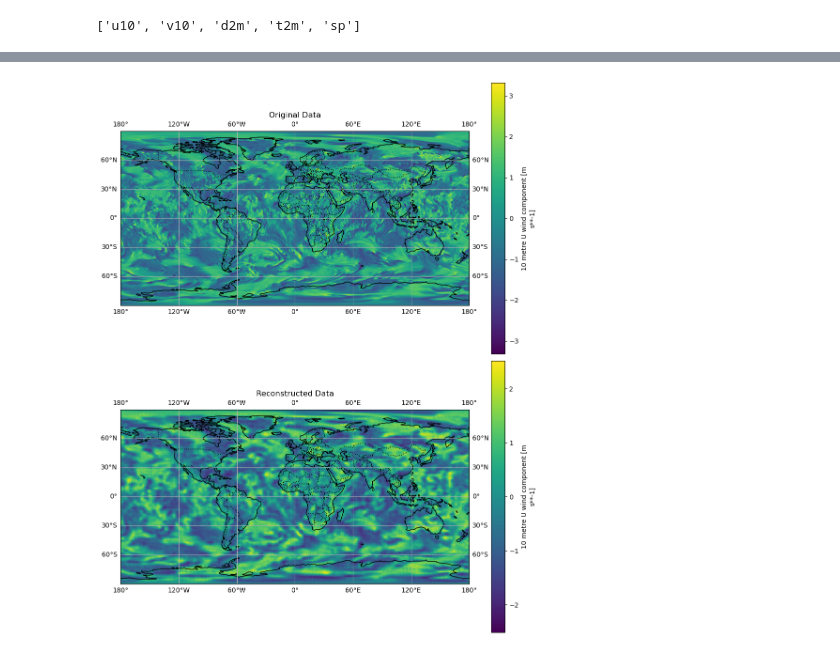
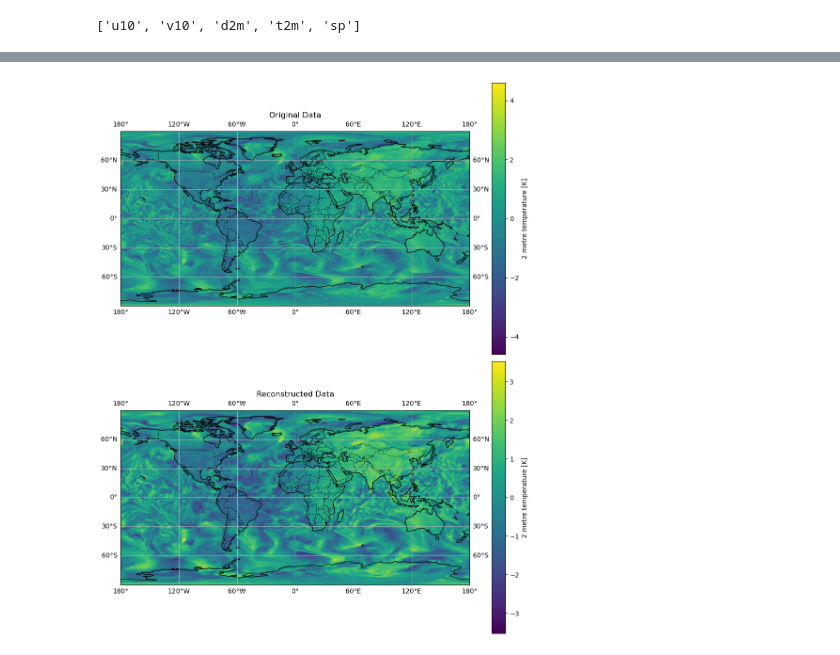
Before and after one commit to MetOffice/ai_data_readiness, a Jupyter notebook: examples/ERA5/ERA5_Autoencoder.ipynb, the cells around one changed output, grey strips where cells are left out. Saved outputs shown, nothing was run; the diff lists cells and outputs as text; code cells hidden in the pictures.

```diff
--- a/examples/ERA5/ERA5_Autoencoder.ipynb
+++ b/examples/ERA5/ERA5_Autoencoder.ipynb
@@ -170,25 +172,20 @@ Reusing TensorBoard on port 6006 (pid 64621), started 5 days, 0:43:53 ago. (Use
 # %%
 %%time
 
-# Define tensorboard writer
-writer = SummaryWriter()
-
-# Write the config hyperparameters to tensorboard
-for field in config._fields:
-    writer.add_text(field, str(getattr(config, field)))
-
 # Define the loss function and the optimizer
 criterion = nn.MSELoss()  # Mean Squared Error for reconstruction
-optimizer = torch.optim.Adam(model.parameters(), lr=config.learning_rate)
+optimizer = torch.optim.Adam(model.parameters(), lr=config['learning_rate'])
 
-num_epochs = config.num_epochs
+num_epochs = config['num_epochs']
 
 # Training loop
 for epoch in range(num_epochs):
     model.train()
     train_loss = 0.0
-    for data in train_loader:
-        inputs = data[0]
+
+    progress_bar = tqdm(train_loader, desc=f"Epoch {epoch}/{config['num_epochs']-1}", leave=False)
+    for data in progress_bar:
+        inputs = data[0].to(device)
         optimizer.zero_grad()
 
         # Forward pass
@@ -200,18 +197,17 @@ for epoch in range(num_epochs):
         loss.backward()
         optimizer.step()
 
+        progress_bar.set_postfix({'Train Loss': loss.item()})
+
     # Calculate average training loss
     train_loss /= len(train_loader)
-
-    # Write train loss to tensorboard
-    writer.add_scalar("Loss/train", train_loss, epoch)
 
     # Evaluate on the test set
     model.eval()
     test_loss = 0.0
     with torch.no_grad():
         for data in test_loader:
-            inputs = data[0]
+            inputs = data[0].to(device)
             outputs = model(inputs)
             loss = criterion(outputs, inputs)
             test_loss += loss.item()
@@ -220,10 +216,8 @@ for epoch in range(num_epochs):
     test_loss /= len(test_loader)
 
     # Write test loss to tensorboard
-    writer.add_scalar("Loss/test", test_loss, epoch)
 
     print(f"Epoch [{epoch}/{num_epochs-1}], Train Loss: {train_loss:.4f}, Test Loss: {test_loss:.4f}")
 
-writer.close()
 print("Training completed.")
 # %% [output]
@@ -247,39 +237,42 @@ Wall time: 3min 21s
 # %%
+# Run the model on one example
+test_data = next(iter(test_loader))[0].to(device)
+
 # Set the model in evaluation mode and turn off gradient calculations
 model.eval()
 with torch.no_grad():
     # Pass the test data through the model to get the reconstruction
     reconstructed_data = model(test_data)
 
 def data2xarray(dataset, data):
     for i, var in enumerate(dataset.data_vars):
         getattr(dataset, var).values = data[i]
     return dataset
 
 # Create a figure with Cartopy projections for both subplots
 fig, axes = plt.subplots(2, 1, figsize=(10, 12),
                          subplot_kw={'projection': ccrs.PlateCarree()})
 
 # Create the original and reconstructed xarray datasets
-original_data_xr = data2xarray(regridded_dataset.isel(time=0).copy(), test_data[0])
-reconstructed_data_xr = data2xarray(regridded_dataset.isel(time=0).copy(), reconstructed_data[0])
+original_data_xr = data2xarray(cropped_dataset.isel(time=0).copy(), test_data[0].to('cpu'))
+reconstructed_data_xr = data2xarray(cropped_dataset.isel(time=0).copy(), reconstructed_data[0].to('cpu'))
 
 # Plot original data with Cartopy features
-original_data_xr.u10.plot(ax=axes[0], transform=ccrs.PlateCarree(), cmap='viridis')
+original_data_xr.t2m.plot(ax=axes[0], transform=ccrs.PlateCarree(), cmap='viridis')
 axes[0].coastlines()
 axes[0].add_feature(cfeature.BORDERS, linestyle=':')
 axes[0].gridlines(draw_labels=True, dms=True, x_inline=False, y_inline=False)
 axes[0].set_title('Original Data')
 
 # Plot reconstructed data with Cartopy features
-reconstructed_data_xr.u10.plot(ax=axes[1], transform=ccrs.PlateCarree(), cmap='viridis')
+reconstructed_data_xr.t2m.plot(ax=axes[1], transform=ccrs.PlateCarree(), cmap='viridis')
 axes[1].coastlines()
 axes[1].add_feature(cfeature.BORDERS, linestyle=':')
 axes[1].gridlines(draw_labels=True, dms=True, x_inline=False, y_inline=False)
 axes[1].set_title('Reconstructed Data')
 
 # Display the plot
 plt.tight_layout()
 plt.show()
 # %% [output]
-[figure, old version]
+[figure, new version]
```
Also changed, not shown: parts of 10 cells of this notebook, 1 other file.
